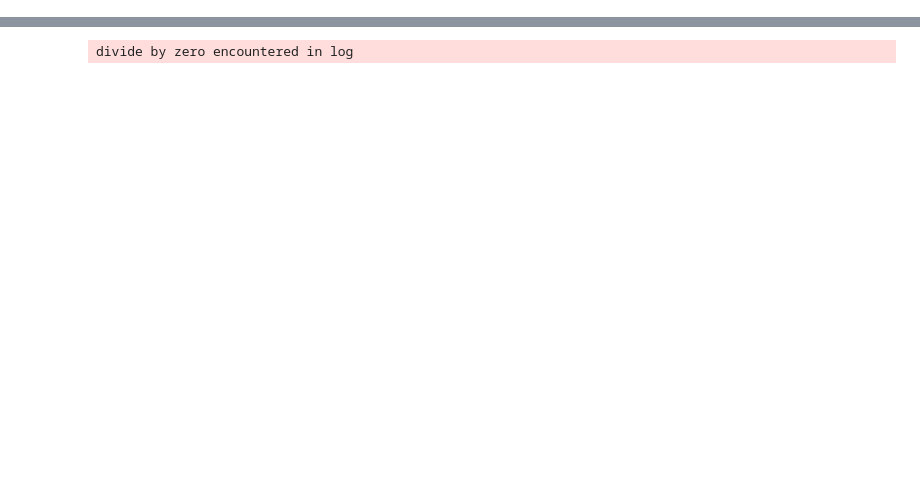
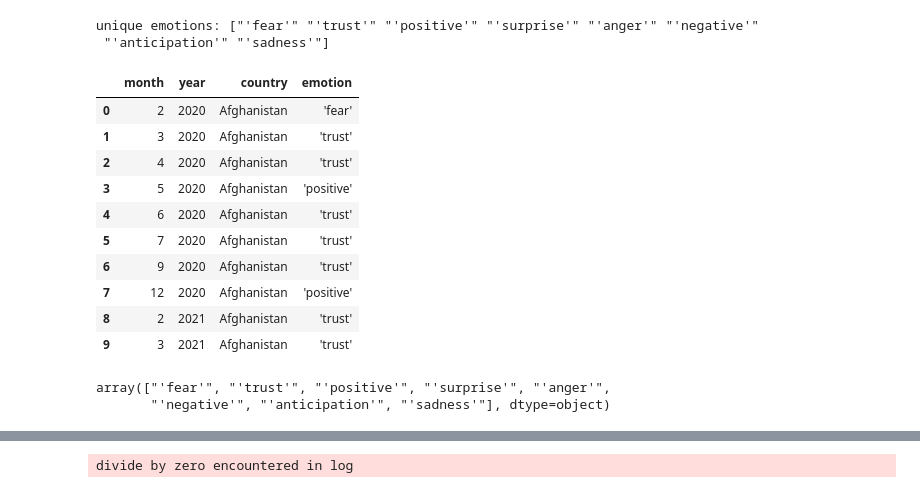
Before and after one commit to zakstucke/geo-sentiment-analysis, a Jupyter notebook: FinalVaccineChoropleth.ipynb, the cells around one changed output, grey strips where cells are left out. Cells and saved outputs as stored; diff of their text form; code cells hidden in the pictures; blank space fills up the shorter version.

```diff
--- a/FinalVaccineChoropleth.ipynb
+++ b/FinalVaccineChoropleth.ipynb
@@ -33,0 +46,23 @@ big_WHO_df = pd.read_csv(big_WHO_file)
+# %%
+import datetime
+WHOdf_cols = ["iso_code","country","created_at", "emotion_1"]
+wd = WHOdf[WHOdf_cols]
+print(f"wd.shape, wd.columns {wd.shape, wd.columns}")
+
+emotion_list = wd.emotion_1.tolist()
+
+wd["confidence"] = [float(i.strip('][').split(', ')[1][0:]) for i in emotion_list]
+wd["emotion"] = [i.strip('][').split(', ')[0] for i in emotion_list]
+wd["year"] = pd.to_datetime(wd["created_at"]).dt.year
+wd["month"] = pd.to_datetime(wd["created_at"]).dt.month
+# wd["date_month"] = pd.to_datetime(wd["created_at"]).dt.month
+print(f"before drop {wd.shape}")
+
+wd = wd[wd["confidence"] != 0]
+wd = wd.drop(columns = ["emotion_1", "confidence", "created_at"])
+print(f"after  drop {wd.shape}")
+
+u = wd["emotion"].unique()
+print(f"unique emotions: {u}")
+
+wd.head()
@@ -33,0 +83,22 @@ big_WHO_df = pd.read_csv(big_WHO_file)
+# %%
+wd_group = wd.groupby(["country","year", "month"])["emotion"].agg('max')#pd.Series.mode)
+wd_group = wd_group.reset_index(level=0).reset_index(level=0).reset_index(level=0)
+
+u = wd_group["emotion"].unique()
+print(f"unique emotions: {u}")
+
+wd_group.head(10)
+# %% [output]
+unique emotions: ["'fear'" "'trust'" "'positive'" "'surprise'" "'anger'" "'negative'"
+ "'anticipation'" "'sadness'"]
+|  | month | year | country | emotion |
+| 0 | 2 | 2020 | Afghanistan | 'fear' |
+| 1 | 3 | 2020 | Afghanistan | 'trust' |
+| 2 | 4 | 2020 | Afghanistan | 'trust' |
+| 3 | 5 | 2020 | Afghanistan | 'positive' |
+| 4 | 6 | 2020 | Afghanistan | 'trust' |
+| 5 | 7 | 2020 | Afghanistan | 'trust' |
+| 6 | 9 | 2020 | Afghanistan | 'trust' |
+| 7 | 12 | 2020 | Afghanistan | 'positive' |
+| 8 | 2 | 2021 | Afghanistan | 'trust' |
+| 9 | 3 | 2021 | Afghanistan | 'trust' |
@@ -33,0 +108,10 @@ big_WHO_df = pd.read_csv(big_WHO_file)
+# %%
+import numpy as np
+wd_out = wd_group
+# wd_out["date"] = wd_out[["year","month"]].agg('-'.join, axis=1)
+wd_out["date"] = wd_out["year"] + np.round((1/12)*wd_out["month"], 2)
+
+wd_out["emotion"].unique()
+# %% [output]
+array(["'fear'", "'trust'", "'positive'", "'surprise'", "'anger'",
+       "'negative'", "'anticipation'", "'sadness'"], dtype=object)
```
Also changed, not shown: parts of 11 cells of this notebook.
